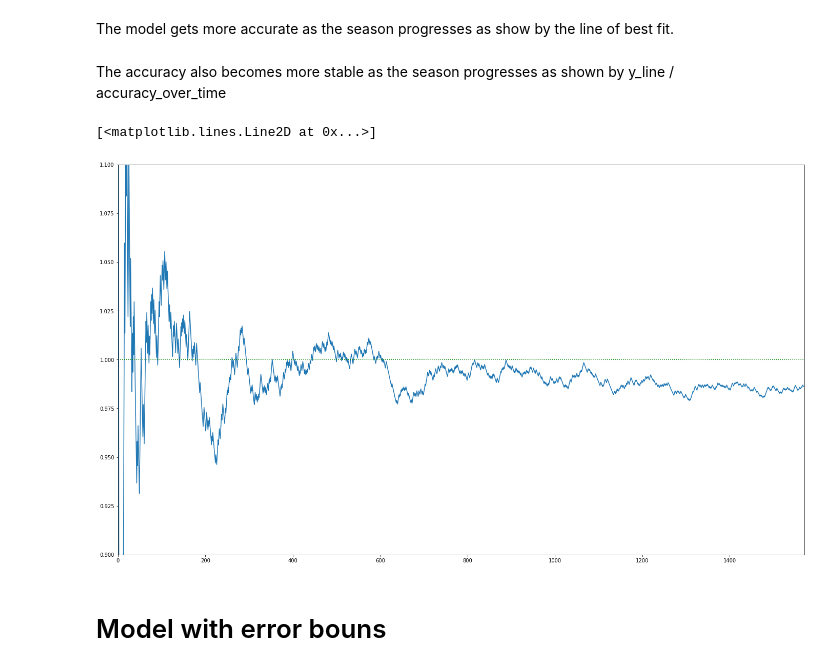
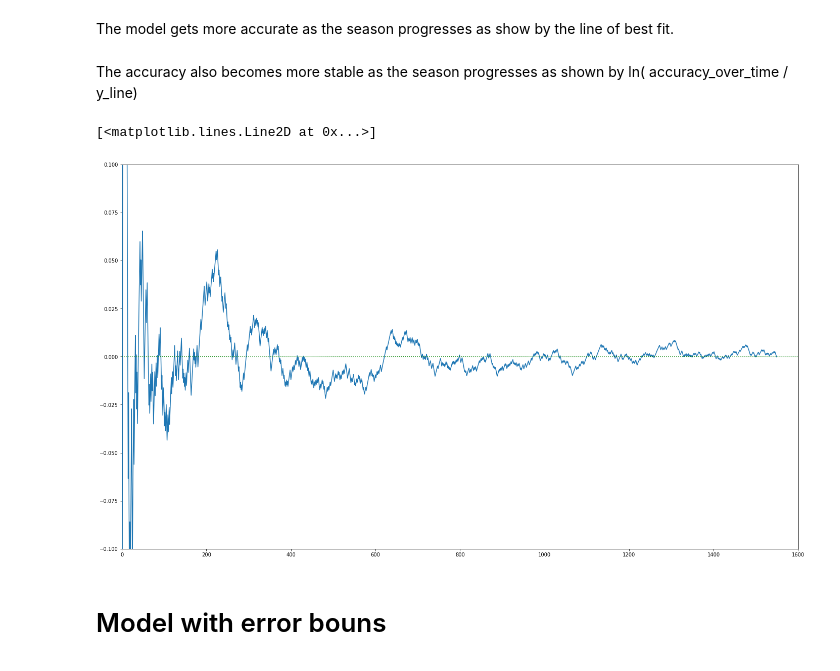
Before and after one commit to Luke-Chesley/API-Sports-Ridge_regression, a Jupyter notebook: MLB_ridge_regression.ipynb, the cells around one changed output. Drawn from its saved outputs; the diff is of its cells as text; code cells hidden in the pictures.

```diff
--- a/MLB_ridge_regression.ipynb
+++ b/MLB_ridge_regression.ipynb
@@ -409,16 +409,19 @@ plt.plot(lobf_X, y_line, 'r') # LOBF
 # %% [markdown]
 The model gets more accurate as the season progresses as show by the line of best fit.
 # %% [markdown]
-The accuracy also becomes more stable as the season progresses as shown by y_line / accuracy_over_time
+The accuracy also becomes more stable as the season progresses as shown by ln( accuracy_over_time / y_line)
 # %%
-divided = y_line / accuracy_over_time
+accuracy_over_time = accuracy_over_time.squeeze()
+y_line =  pd.Series(y_line)
+divided = np.log(accuracy_over_time / y_line)
+divided = pd.DataFrame(divided)
 divided[0].plot.line(figsize=(24,14))
 plt.xlim([0,len(df)])
-plt.ylim([0.9,1.1])
-plt.plot(pd.DataFrame([[1]] * len(accuracy_over_time)), ls='dotted', color='green' )
+plt.ylim([-0.1,0.1])
+plt.plot(pd.DataFrame([[0]] * len(accuracy_over_time)), ls='dotted', color='green' )
 # %% [output]
 [<matplotlib.lines.Line2D at 0x...>]
-[figure, old version]
+[figure, new version]
 # %% [markdown]
 # Model with error bouns
 # %% [markdown]
```
Also changed, not shown: parts of 10 cells of this notebook.
